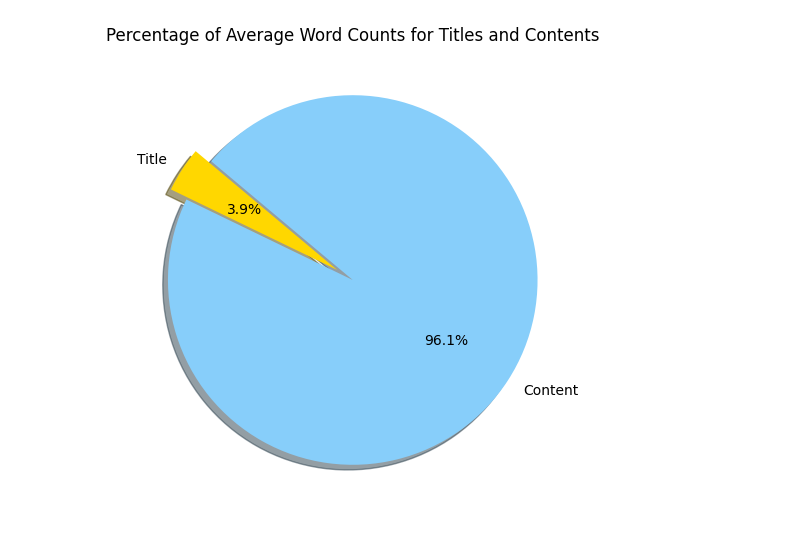
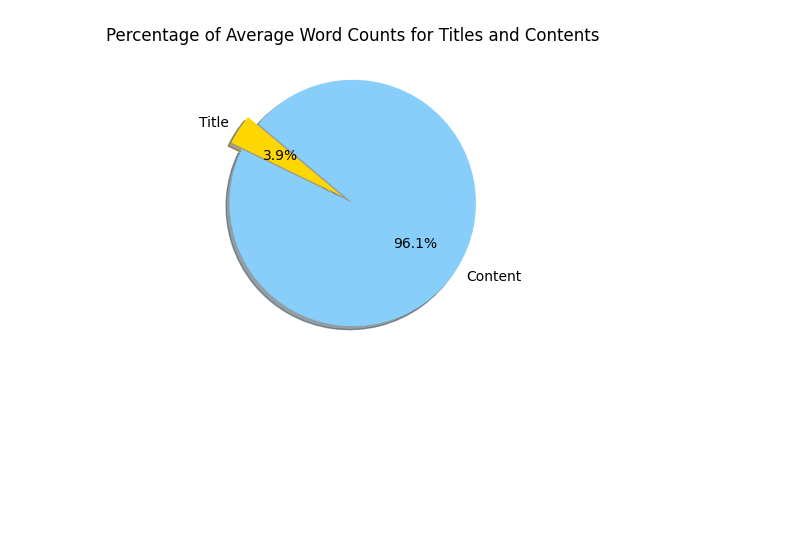
Before and after one commit to Lidan0241/OTC-projet, a Jupyter notebook: data_visualization.ipynb, the cells around one changed output. Saved outputs shown, nothing was run; the diff lists cells and outputs as text; code cells hidden in the pictures; blank space fills up the shorter version.

```diff
--- a/data_visualization.ipynb
+++ b/data_visualization.ipynb
@@ -41,22 +72,22 @@ df
 # %%
 # counting average words of title and content
 average_title_word_count = df['title_word_count'].mean()
 average_content_word_count = df['content_word_count'].mean()
 
 # Calculate total average words to get proportions for the pie chart
 total_average_words = average_title_word_count + average_content_word_count
 title_proportion = (average_title_word_count / total_average_words) * 100
 content_proportion = (average_content_word_count / total_average_words) * 100
 
 labels = 'Title', 'Content'
 sizes = [title_proportion, content_proportion]
 colors = ['gold', 'lightskyblue']
 explode = (0.1, 0)  # explode 1st slice
 
 
-plt.figure(figsize=(8, 6))
+plt.figure(figsize=(5, 4))
 plt.pie(sizes, explode=explode, labels=labels, colors=colors, autopct='%1.1f%%', shadow=True, startangle=140)
 plt.title('Percentage of Average Word Counts for Titles and Contents')
 plt.show()
 # %% [output]
-[figure, old version]
+[figure, new version]
```
Also changed, not shown: parts of 4 cells of this notebook.
